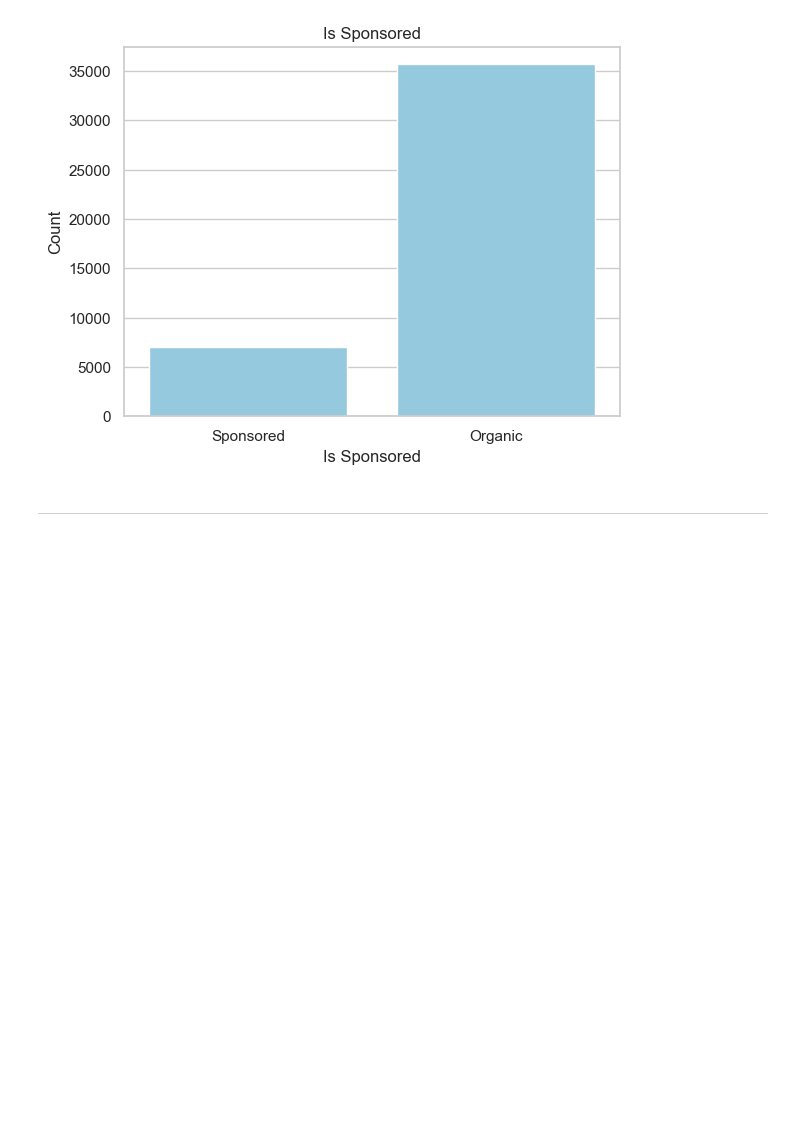
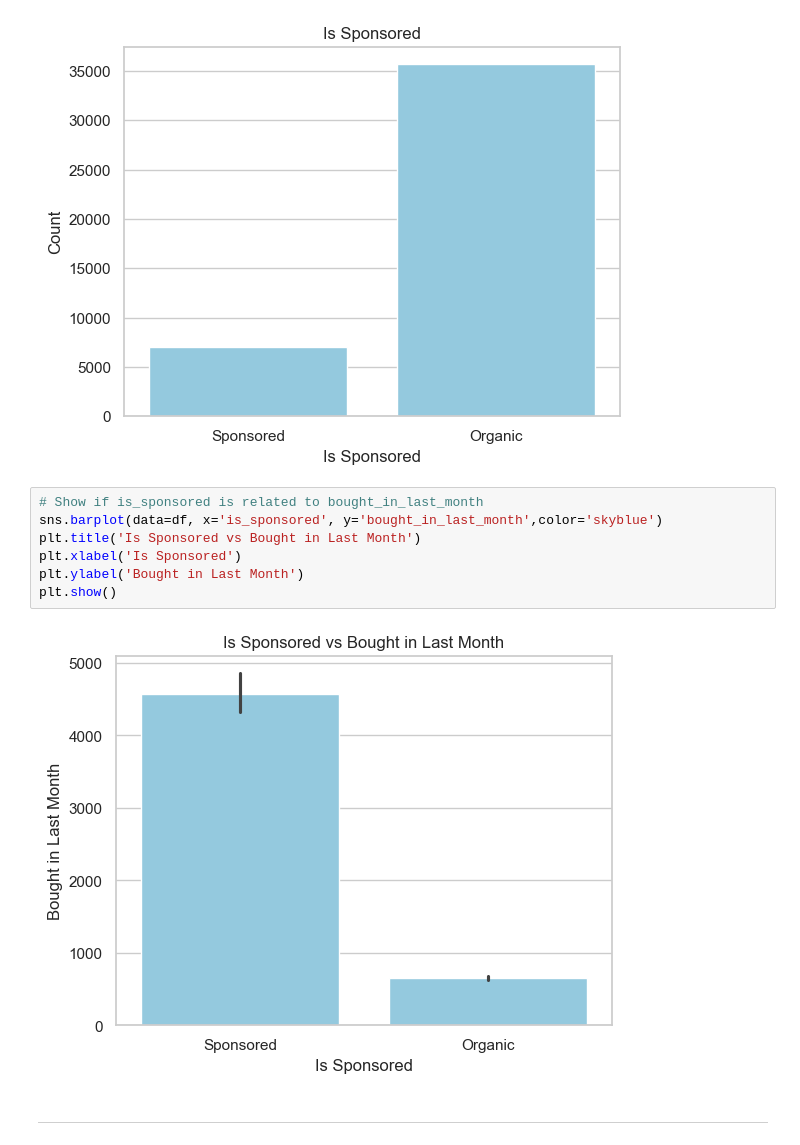
Before and after one commit to l0daaa/Amazon_Products_Sales, a Jupyter notebook: EDA.ipynb, the cells around one changed output. Cells and saved outputs as stored; diff of their text form; blank space fills up the shorter version.

```diff
--- a/EDA.ipynb
+++ b/EDA.ipynb
@@ -421,6 +421,15 @@ plt.ylabel('Count')
 plt.show()
 # %% [output]
 [figure]
+# %%
+# Show if is_sponsored is related to bought_in_last_month
+sns.barplot(data=df, x='is_sponsored', y='bought_in_last_month',color='skyblue')
+plt.title('Is Sponsored vs Bought in Last Month')
+plt.xlabel('Is Sponsored')
+plt.ylabel('Bought in Last Month')
+plt.show()
+# %% [output]
+[figure, added]
 # %% [markdown]
 ---
 # %% [markdown]
```
Also changed, not shown: parts of 1 cell of this notebook.
